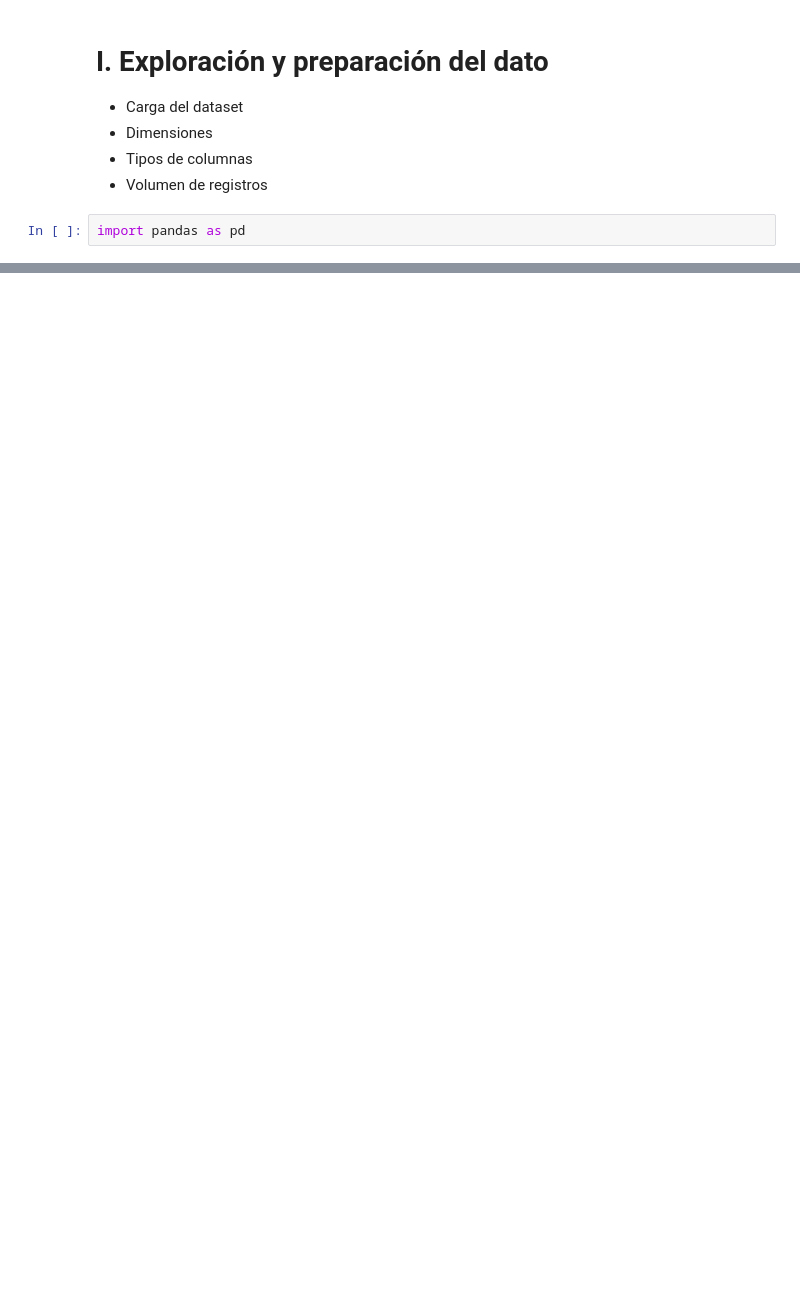
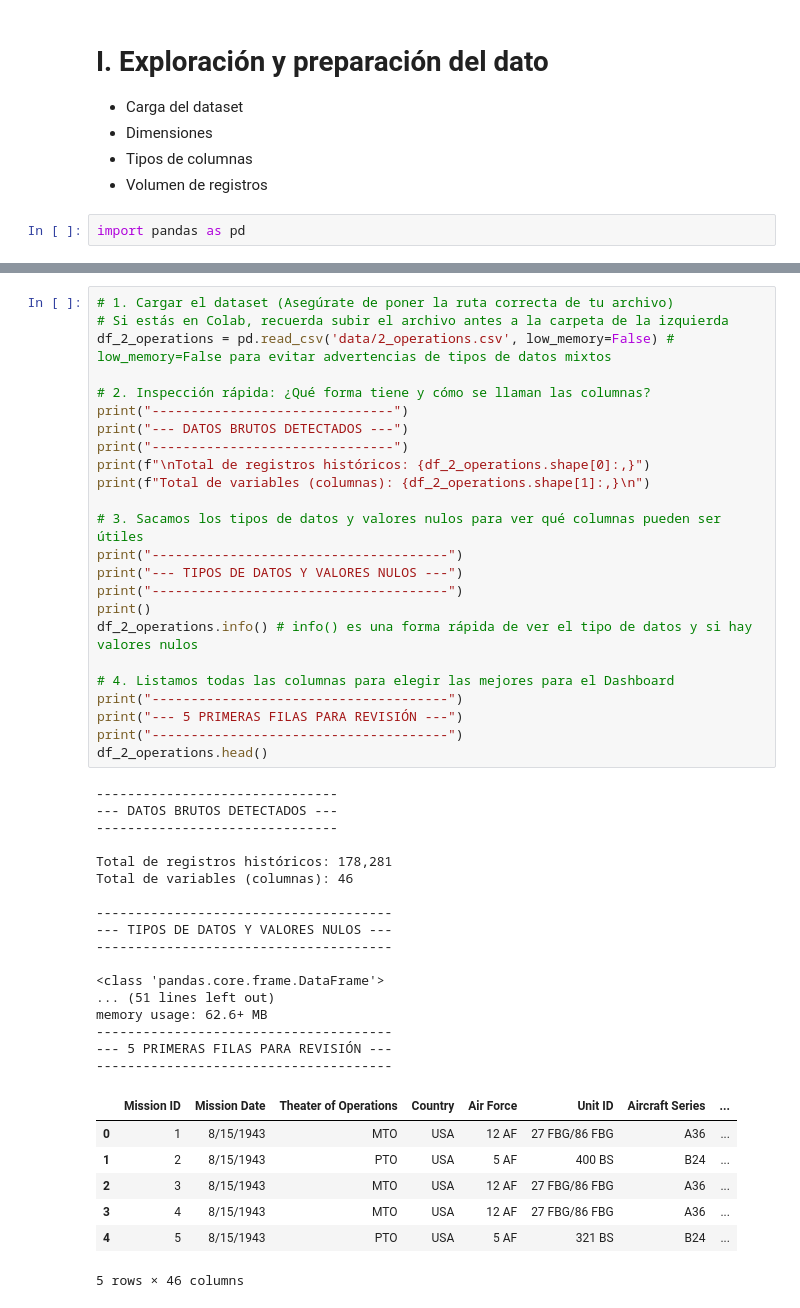
Before and after one commit to HelenDiMo/archaios-data-Intelligence, a Jupyter notebook: desembarco_normandia.ipynb, the cells around one changed output, grey strips where cells are left out. Saved outputs shown, nothing was run; the diff lists cells and outputs as text; blank space fills up the shorter version.

```diff
--- a/desembarco_normandia.ipynb
+++ b/desembarco_normandia.ipynb
@@ -46,0 +72,49 @@ Filas: 1109 | Columnas: 21
+# %%
+# 1. Cargar el dataset (Asegúrate de poner la ruta correcta de tu archivo)
+# Si estás en Colab, recuerda subir el archivo antes a la carpeta de la izquierda
+df_2_operations = pd.read_csv('data/2_operations.csv', low_memory=False) # low_memory=False para evitar advertencias de tipos de datos mixtos
+
+# 2. Inspección rápida: ¿Qué forma tiene y cómo se llaman las columnas?
+print("-------------------------------")
+print("--- DATOS BRUTOS DETECTADOS ---")
+print("-------------------------------")
+print(f"\nTotal de registros históricos: {df_2_operations.shape[0]:,}")
+print(f"Total de variables (columnas): {df_2_operations.shape[1]:,}\n")
+
+# 3. Sacamos los tipos de datos y valores nulos para ver qué columnas pueden ser útiles
+print("--------------------------------------")
+print("--- TIPOS DE DATOS Y VALORES NULOS ---")
+print("--------------------------------------")
+print()
+df_2_operations.info() # info() es una forma rápida de ver el tipo de datos y si hay valores nulos
+
+# 4. Listamos todas las columnas para elegir las mejores para el Dashboard
+print("--------------------------------------")
+print("--- 5 PRIMERAS FILAS PARA REVISIÓN ---")
+print("--------------------------------------")
+df_2_operations.head()
+# %% [output]
+-------------------------------
+--- DATOS BRUTOS DETECTADOS ---
+-------------------------------
+
+Total de registros históricos: 178,281
+Total de variables (columnas): 46
+
+--------------------------------------
+--- TIPOS DE DATOS Y VALORES NULOS ---
+--------------------------------------
+
+<class 'pandas.core.frame.DataFrame'>
+... (51 lines left out)
+memory usage: 62.6+ MB
+--------------------------------------
+--- 5 PRIMERAS FILAS PARA REVISIÓN ---
+--------------------------------------
+|  | Mission ID | Mission Date | Theater of Operations | Country | Air Force | Unit ID | Aircraft Series | ... |
+| 0 | 1 | 8/15/1943 | MTO | USA | 12 AF | 27 FBG/86 FBG | A36 | ... |
+| 1 | 2 | 8/15/1943 | PTO | USA | 5 AF | 400 BS | B24 | ... |
+| 2 | 3 | 8/15/1943 | MTO | USA | 12 AF | 27 FBG/86 FBG | A36 | ... |
+| 3 | 4 | 8/15/1943 | MTO | USA | 12 AF | 27 FBG/86 FBG | A36 | ... |
+| 4 | 5 | 8/15/1943 | PTO | USA | 5 AF | 321 BS | B24 | ... |
+5 rows × 46 columns
```
Also changed, not shown: parts of 20 cells of this notebook, 11 other files.
